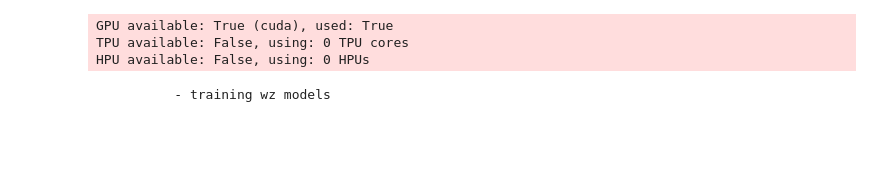
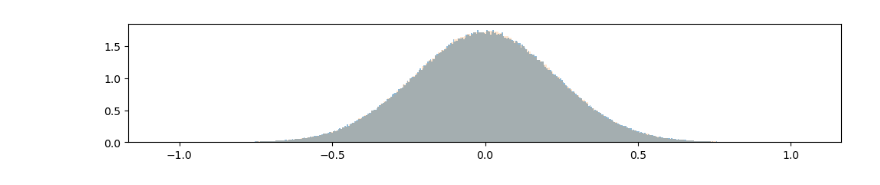
Before and after one commit to HosseinOutward/VUB-ACS-25_Thesis, a Jupyter notebook: experiments/make_basic_rnn_model/make_basic_rnn_model.ipynb, the cells around one changed output. Saved outputs shown, nothing was run; the diff lists cells and outputs as text; code cells hidden in the pictures; blank space fills up the shorter version.

```diff
--- a/experiments/make_basic_rnn_model/make_basic_rnn_model.ipynb
+++ b/experiments/make_basic_rnn_model/make_basic_rnn_model.ipynb
@@ -33,33 +35,15 @@ y = temp + np.random.normal(0, np.sqrt(0.01), 1_000_000, ).astype(np.float32)
 side_info_data = [temp]
 # %%
 importlib.reload(utilities)
-y, side_info_data = utilities.prep_data(y, side_info_data, normalize=False)
+y, side_info_data = utilities.prep_data(y, side_info_data, normalize=True)
 side_info_variance, noise_variance = utilities.get_data_var(y, side_info_data)
 # %%
 plt.figure(figsize=(12, 2))
-plt.hist(y, density=True, alpha=0.5, bins=250)
-# plt.hist(side_info_data[0], 200, density=True, alpha=0.2)
+plt.hist(y, density=True, alpha=0.5, bins=500)
+if len(side_info_data):
+    plt.hist(side_info_data[0], 200, density=True, alpha=0.2)
 # plt.ylim(0,5)
 # plt.xlim(-2,2)
 plt.show()
+# %% [output]
+[figure, added]
-# %%
-importlib.reload(components.broadcast_components.WZ_models.wz_quant_ANN)
-importlib.reload(components.broadcast_components.WZ_models.wz_quant_RNN)
-importlib.reload(components.other_utilities.brent_wz_models)
-from components.broadcast_components.WZ_models.wz_quant_ANN import WZQuantizer
-from components.broadcast_components.WZ_models.wz_quant_RNN import PL_EncoderDecoder_RNN
-
-wz_model = PL_EncoderDecoder_RNN(inp_dim=1, side_info_size=0, num_planes=3, bins_per_plane=4,
-                                 tau=1.5, reconst_ld=400, lr=4e-3, ).to(torch.float32)
-# path_to_basic = r'D:\User\App Files\Projects\VUB-ACS-25_Thesis\data\basicRNN_3plane_4bins_state.pt'
-# wz_model.load_state_dict(torch.load(path_to_basic, map_location='cpu'))
-
-wz_quantizer = WZQuantizer(wz_model, train_sample_size=200_000, count_side_info_data=0, enable_progress_bar=True)
-
-wz_quantizer.train_model(y, side_info_data, epoch=50, batch_size=10_000)
-torch.save(wz_model.state_dict(), r'D:\User\App Files\Projects\VUB-ACS-25_Thesis\data\basicRNN_3plane_4bins_state.pt')
-# %% [output]
-GPU available: True (cuda), used: True
-TPU available: False, using: 0 TPU cores
-HPU available: False, using: 0 HPUs
-          - training wz models
```
Also changed, not shown: parts of 7 cells of this notebook, 6 other files.
